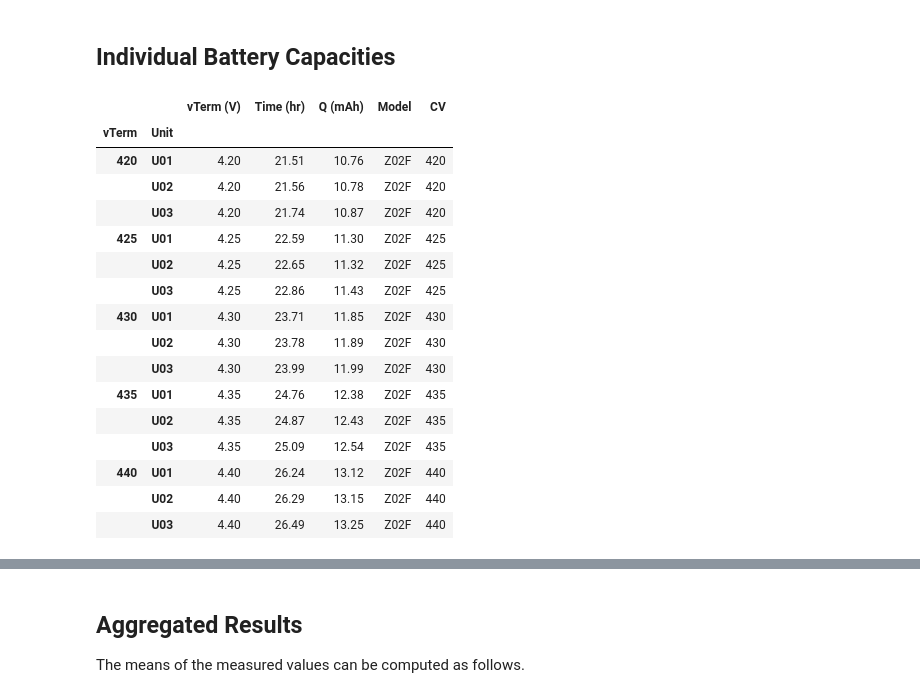
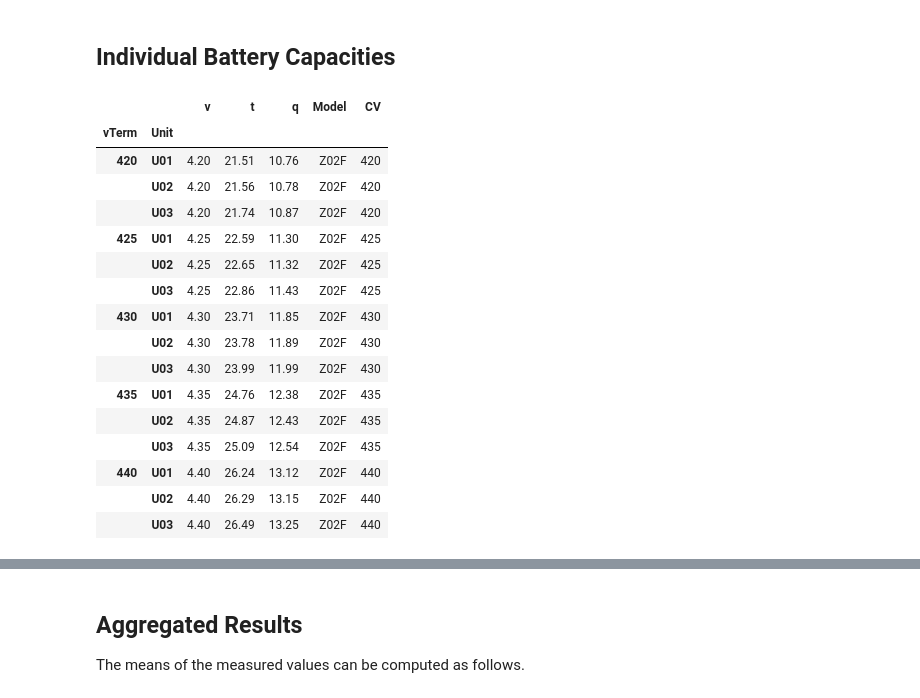
Before and after one commit to ziggle/BatteryDischargeQuickLookReport, a Jupyter notebook: Z02FH-Styled.ipynb, the cells around one changed output, grey strips where cells are left out. Saved outputs shown, nothing was run; the diff lists cells and outputs as text; code cells hidden in the pictures.

```diff
--- a/Z02FH-Styled.ipynb
+++ b/Z02FH-Styled.ipynb
@@ -188,10 +188,9 @@ The battery capacities measured during this testing are computed below.
 ## Individual Battery Capacities
 # %%
 g1 = np.round(z.groupby( ["vTerm","Unit"] ).max(),2)
-g1 = g1.rename(columns={'v': 'vTerm (V)', 't': 'Time (hr)',"q":"Q (mAh)"})
 display(g1)
 # %% [output]
-|  |  | vTerm (V) | Time (hr) | Q (mAh) | Model | CV |
+|  |  | v | t | q | Model | CV |
 | vTerm | Unit |  |  |  |  |  |
 | 420 | U01 | 4.20 | 21.51 | 10.76 | Z02F | 420 |
 |  | U02 | 4.20 | 21.56 | 10.78 | Z02F | 420 |
```
Also changed, not shown: parts of 16 cells of this notebook.
